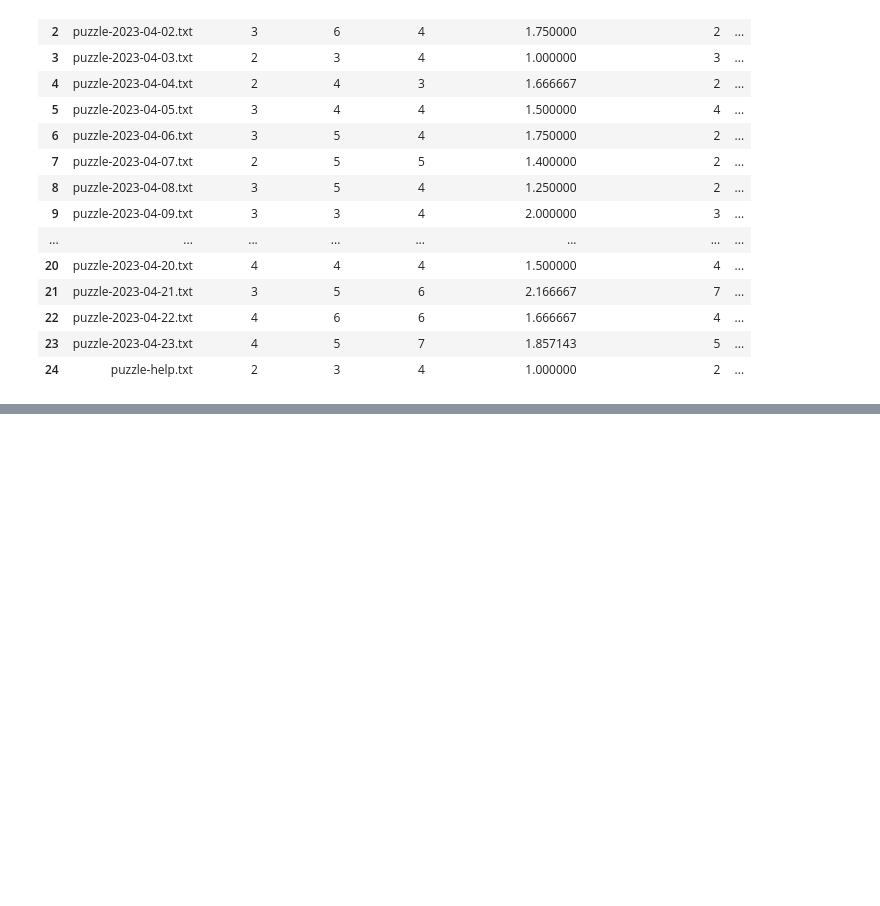
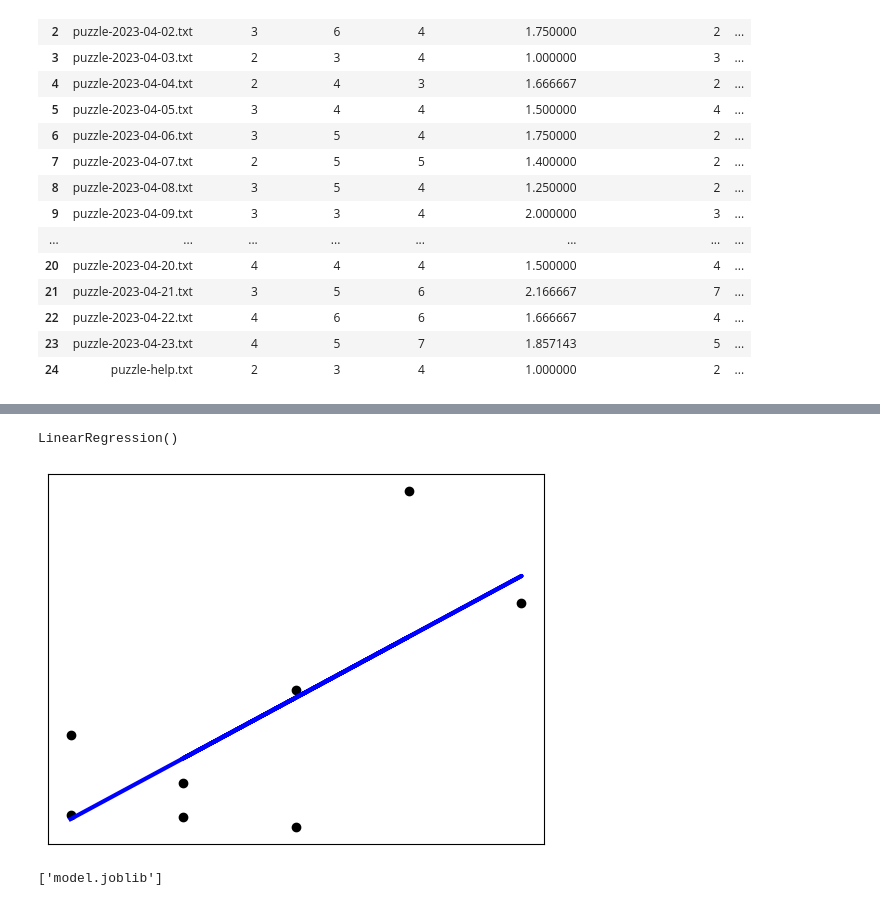
Before and after one commit to tomwhite/reflect, a Jupyter notebook: reflect-stats.ipynb, the cells around one changed output, grey strips where cells are left out. Saved outputs shown, nothing was run; the diff lists cells and outputs as text; code cells hidden in the pictures; blank space fills up the shorter version.

```diff
--- a/reflect-stats.ipynb
+++ b/reflect-stats.ipynb
@@ -242,0 +253,22 @@ g.add_legend()
+# %%
+from sklearn.linear_model import LinearRegression
+X = df_correlation[["max_blocks_per_beam"]]
+y = df_correlation[["median_solve_duration_s"]]
+regr = LinearRegression()
+regr.fit(X, y)
+# %% [output]
+LinearRegression()
+# %%
+import matplotlib.pyplot as plt
+plt.scatter(X, y,  color='black')
+plt.plot(X, regr.predict(X), color='blue', linewidth=3)
+plt.xticks(())
+plt.yticks(())
+plt.show()
+# %% [output]
+[figure, added]
+# %%
+from joblib import dump
+dump(regr, "model.joblib")
+# %% [output]
+['model.joblib']
```
Also changed, not shown: parts of 7 cells of this notebook, 2 other files.
